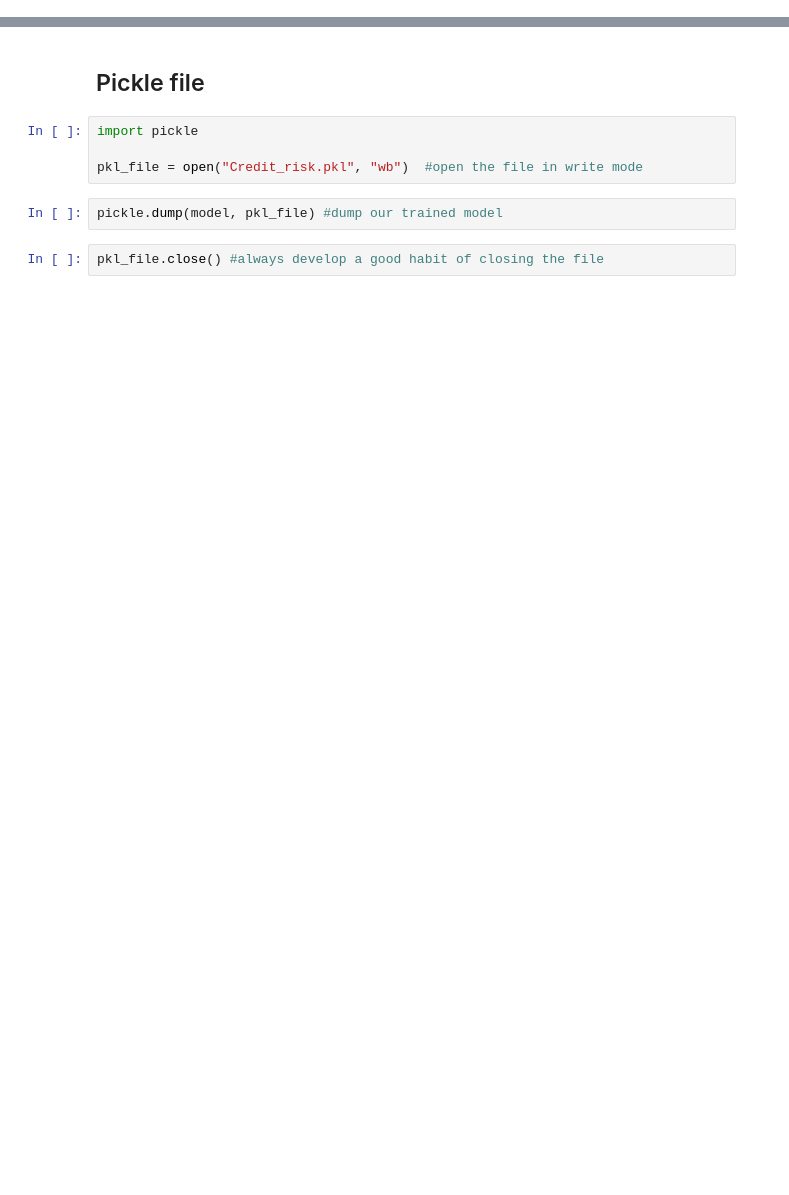
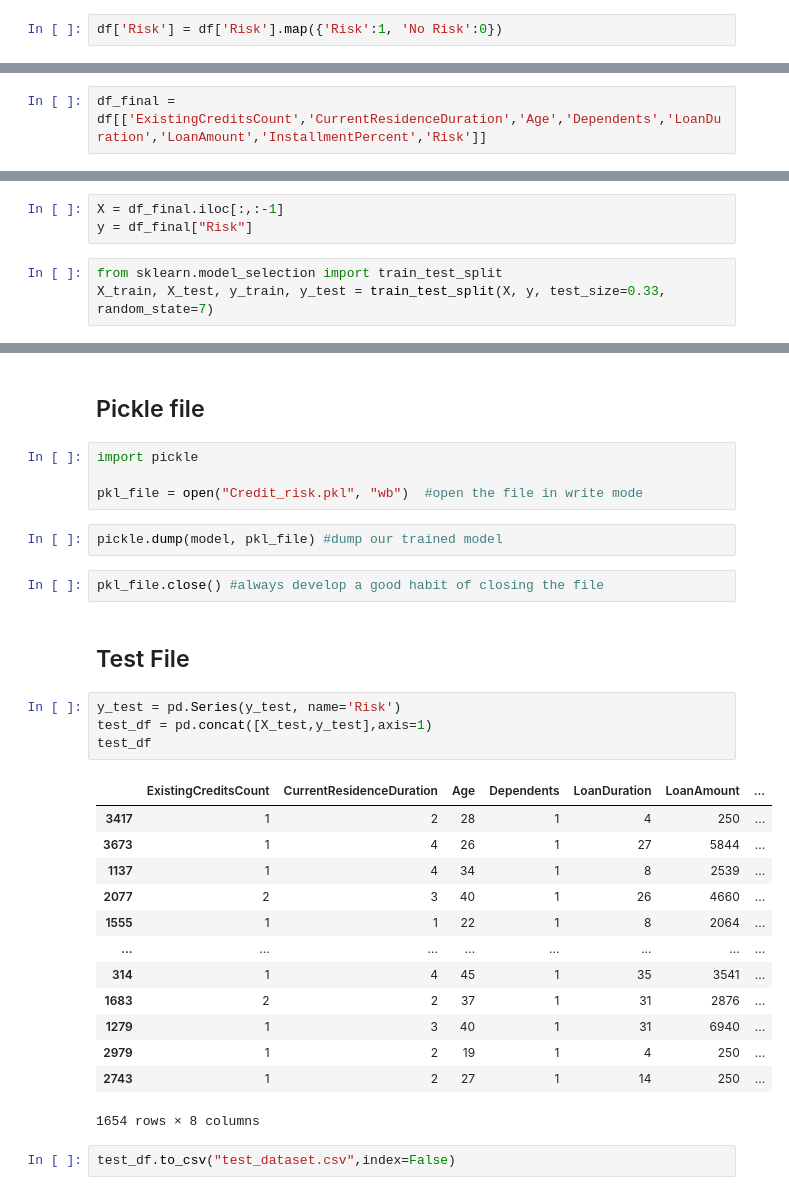
Before and after one commit to GouthamKumar-R/Credit-Risk-Project, a Jupyter notebook: Notebooks/EDA + modelling.ipynb, the cells around one changed output, grey strips where cells are left out. Saved outputs shown, nothing was run; the diff lists cells and outputs as text; blank space fills up the shorter version.

```diff
--- a/Notebooks/EDA + modelling.ipynb
+++ b/Notebooks/EDA + modelling.ipynb
@@ -333,4 +333,6 @@ df.head()
 | 3 | 0_to_200 | credits_paid_to_date | 100_to_500 | stores | 1 | ... |
 | 4 | less_0 | prior_payments_delayed | 500_to_1000 | stores | 2 | ... |
 5 rows × 21 columns
+# %%
+df['Risk'] = df['Risk'].map({'Risk':1, 'No Risk':0})
 # %%
@@ -364,0 +400,2 @@ f1_score(y_test,pred)
+# %%
+df_final = df[['ExistingCreditsCount','CurrentResidenceDuration','Age','Dependents','LoanDuration','LoanAmount','InstallmentPercent','Risk']]
@@ -364,0 +420,6 @@ f1_score(y_test,pred)
+# %%
+X = df_final.iloc[:,:-1]
+y = df_final["Risk"]
+# %%
+from sklearn.model_selection import train_test_split
+X_train, X_test, y_train, y_test = train_test_split(X, y, test_size=0.33, random_state=7)
@@ -372,3 +445,25 @@ pkl_file = open("Credit_risk.pkl", "wb")  #open the file in write mode
 pickle.dump(model, pkl_file) #dump our trained model
 # %%
 pkl_file.close() #always develop a good habit of closing the file
+# %% [markdown]
+## Test File
+# %%
+y_test = pd.Series(y_test, name='Risk')
+test_df = pd.concat([X_test,y_test],axis=1)
+test_df
+# %% [output]
+|  | ExistingCreditsCount | CurrentResidenceDuration | Age | Dependents | LoanDuration | LoanAmount | ... |
+| 3417 | 1 | 2 | 28 | 1 | 4 | 250 | ... |
+| 3673 | 1 | 4 | 26 | 1 | 27 | 5844 | ... |
+| 1137 | 1 | 4 | 34 | 1 | 8 | 2539 | ... |
+| 2077 | 2 | 3 | 40 | 1 | 26 | 4660 | ... |
+| 1555 | 1 | 1 | 22 | 1 | 8 | 2064 | ... |
+| ... | ... | ... | ... | ... | ... | ... | ... |
+| 314 | 1 | 4 | 45 | 1 | 35 | 3541 | ... |
+| 1683 | 2 | 2 | 37 | 1 | 31 | 2876 | ... |
+| 1279 | 1 | 3 | 40 | 1 | 31 | 6940 | ... |
+| 2979 | 1 | 2 | 19 | 1 | 4 | 250 | ... |
+| 2743 | 1 | 2 | 27 | 1 | 14 | 250 | ... |
+1654 rows × 8 columns
+# %%
+test_df.to_csv("test_dataset.csv",index=False)
```
Also changed, not shown: parts of 10 cells of this notebook, 2 other files.
